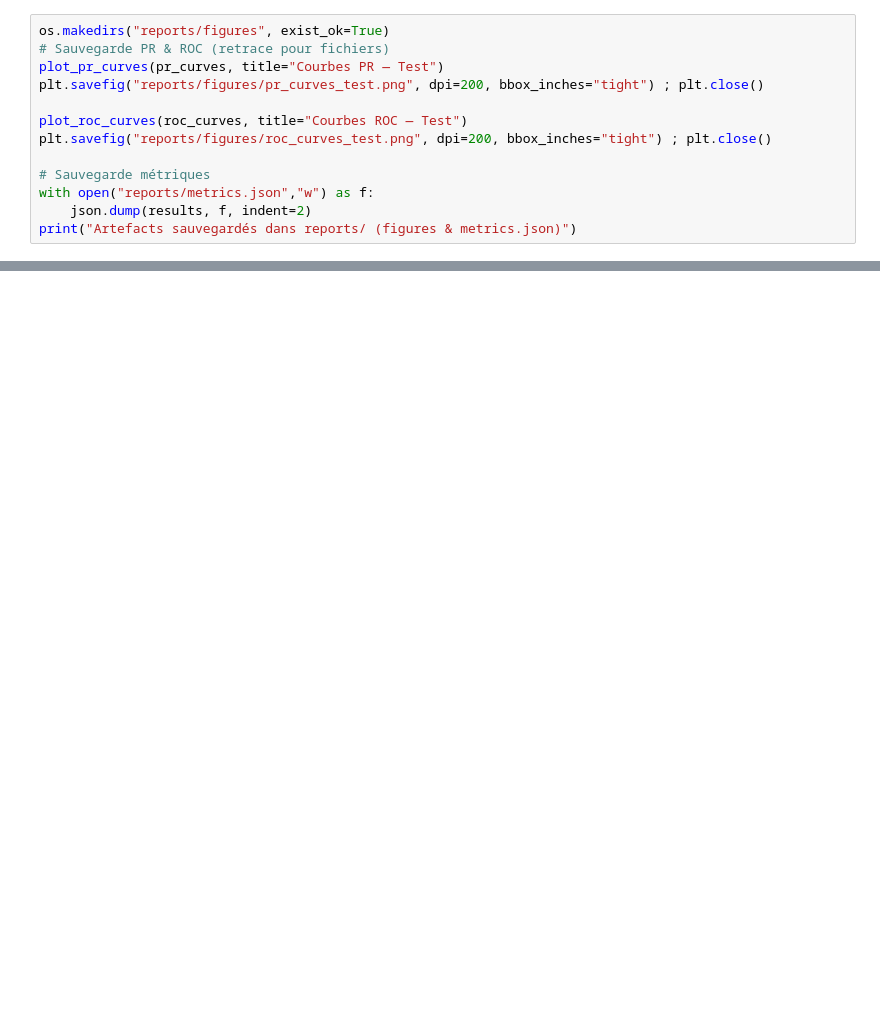
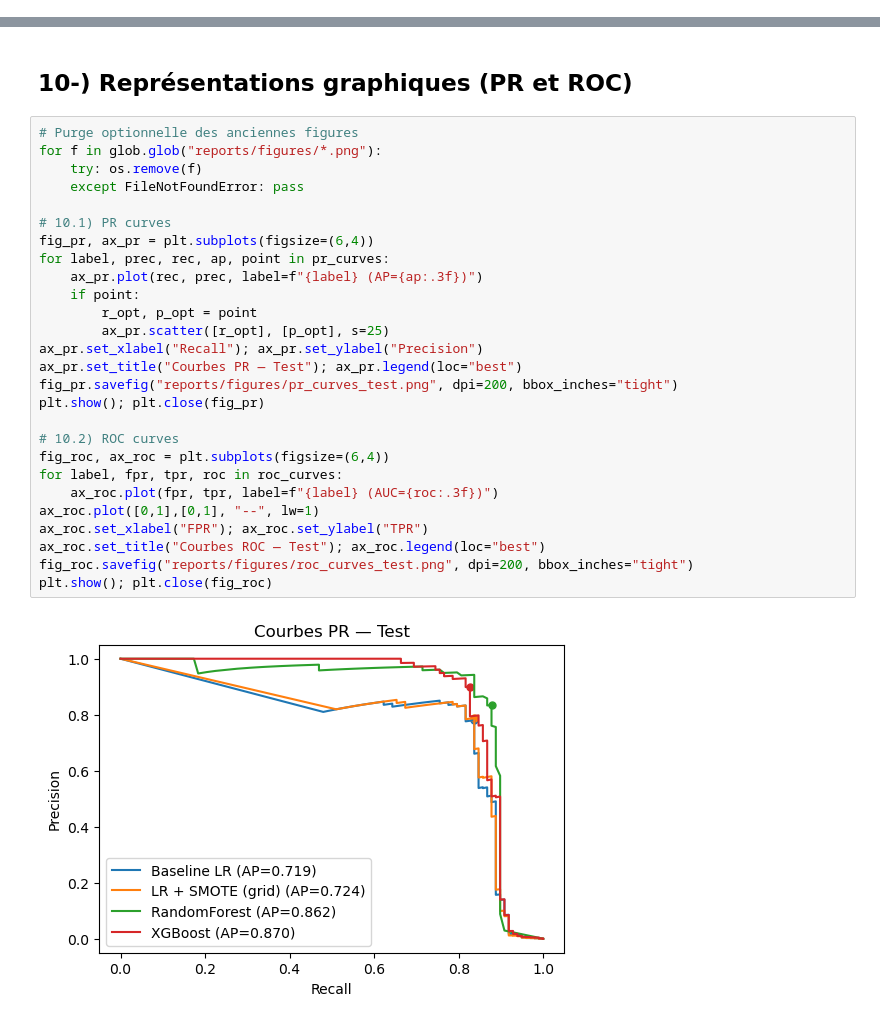
Before and after one commit to Momo3972/projet-fraude, a Jupyter notebook: fraude_detection.ipynb, the cells around one changed output, grey strips where cells are left out. Drawn from its saved outputs; the diff is of its cells as text; blank space fills up the shorter version.

Commit message:
MAJ: README auto-généré, notebook, metrics.json et figures PR/ROC + ajout train/test

```diff
--- a/fraude_detection.ipynb
+++ b/fraude_detection.ipynb
@@ -369,13 +0,0 @@ Meilleur modèle (selon PR-AUC test): XGBoost
-# %%
-os.makedirs("reports/figures", exist_ok=True)
-# Sauvegarde PR & ROC (retrace pour fichiers)
-plot_pr_curves(pr_curves, title="Courbes PR — Test")
-plt.savefig("reports/figures/pr_curves_test.png", dpi=200, bbox_inches="tight") ; plt.close()
-
-plot_roc_curves(roc_curves, title="Courbes ROC — Test")
-plt.savefig("reports/figures/roc_curves_test.png", dpi=200, bbox_inches="tight") ; plt.close()
-
-# Sauvegarde métriques
-with open("reports/metrics.json","w") as f:
-    json.dump(results, f, indent=2)
-print("Artefacts sauvegardés dans reports/ (figures & metrics.json)")
@@ -393,0 +340,31 @@ Artefacts sauvegardés dans reports/ (figures & metrics.json)
+# %% [markdown]
+## 10-) Représentations graphiques (PR et ROC)
+# %%
+# Purge optionnelle des anciennes figures
+for f in glob.glob("reports/figures/*.png"):
+    try: os.remove(f)
+    except FileNotFoundError: pass
+
+# 10.1) PR curves
+fig_pr, ax_pr = plt.subplots(figsize=(6,4))
+for label, prec, rec, ap, point in pr_curves:
+    ax_pr.plot(rec, prec, label=f"{label} (AP={ap:.3f})")
+    if point:
+        r_opt, p_opt = point
+        ax_pr.scatter([r_opt], [p_opt], s=25)
+ax_pr.set_xlabel("Recall"); ax_pr.set_ylabel("Precision")
+ax_pr.set_title("Courbes PR — Test"); ax_pr.legend(loc="best")
+fig_pr.savefig("reports/figures/pr_curves_test.png", dpi=200, bbox_inches="tight")
+plt.show(); plt.close(fig_pr)
+
+# 10.2) ROC curves
+fig_roc, ax_roc = plt.subplots(figsize=(6,4))
+for label, fpr, tpr, roc in roc_curves:
+    ax_roc.plot(fpr, tpr, label=f"{label} (AUC={roc:.3f})")
+ax_roc.plot([0,1],[0,1], "--", lw=1)
+ax_roc.set_xlabel("FPR"); ax_roc.set_ylabel("TPR")
+ax_roc.set_title("Courbes ROC — Test"); ax_roc.legend(loc="best")
+fig_roc.savefig("reports/figures/roc_curves_test.png", dpi=200, bbox_inches="tight")
+plt.show(); plt.close(fig_roc)
+# %% [output]
+[figure, added]
```
Also changed, not shown: parts of 72 cells of this notebook, 11 other files.
